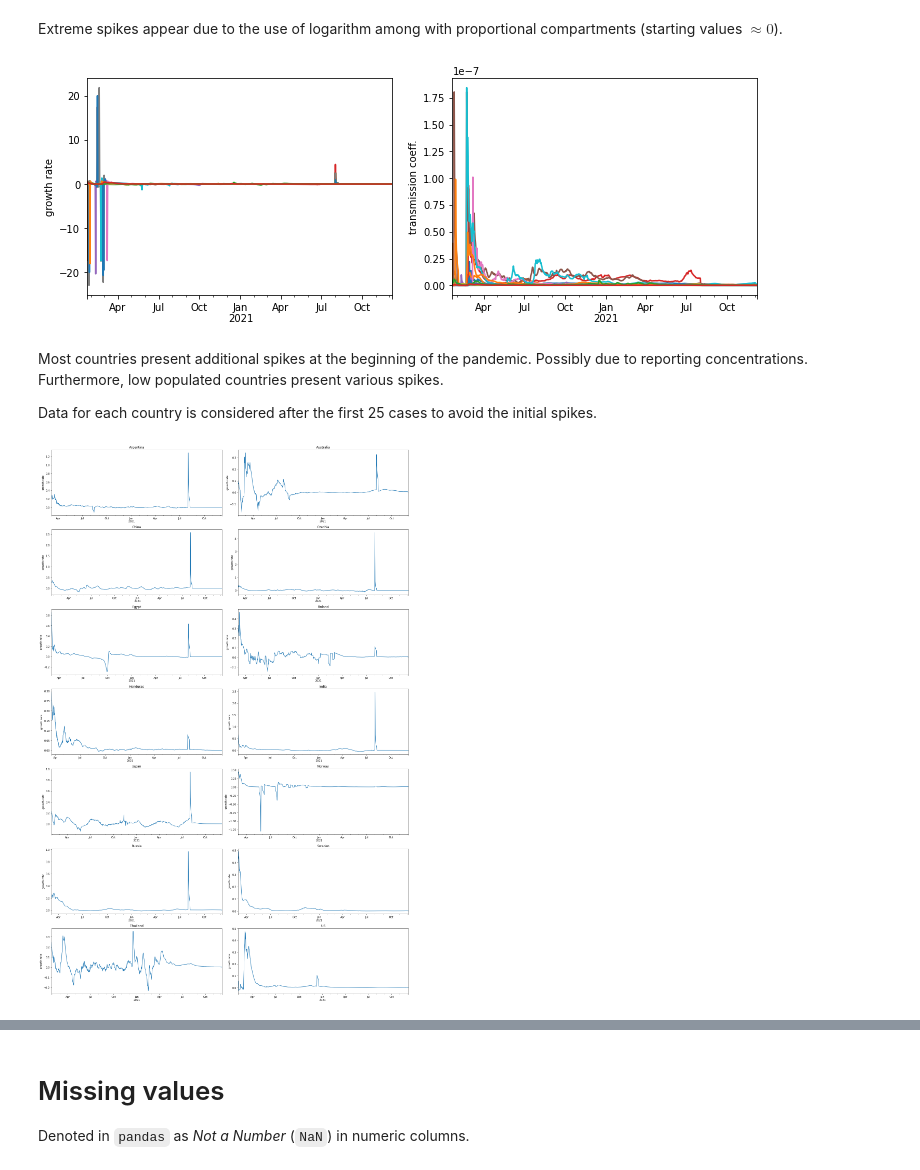
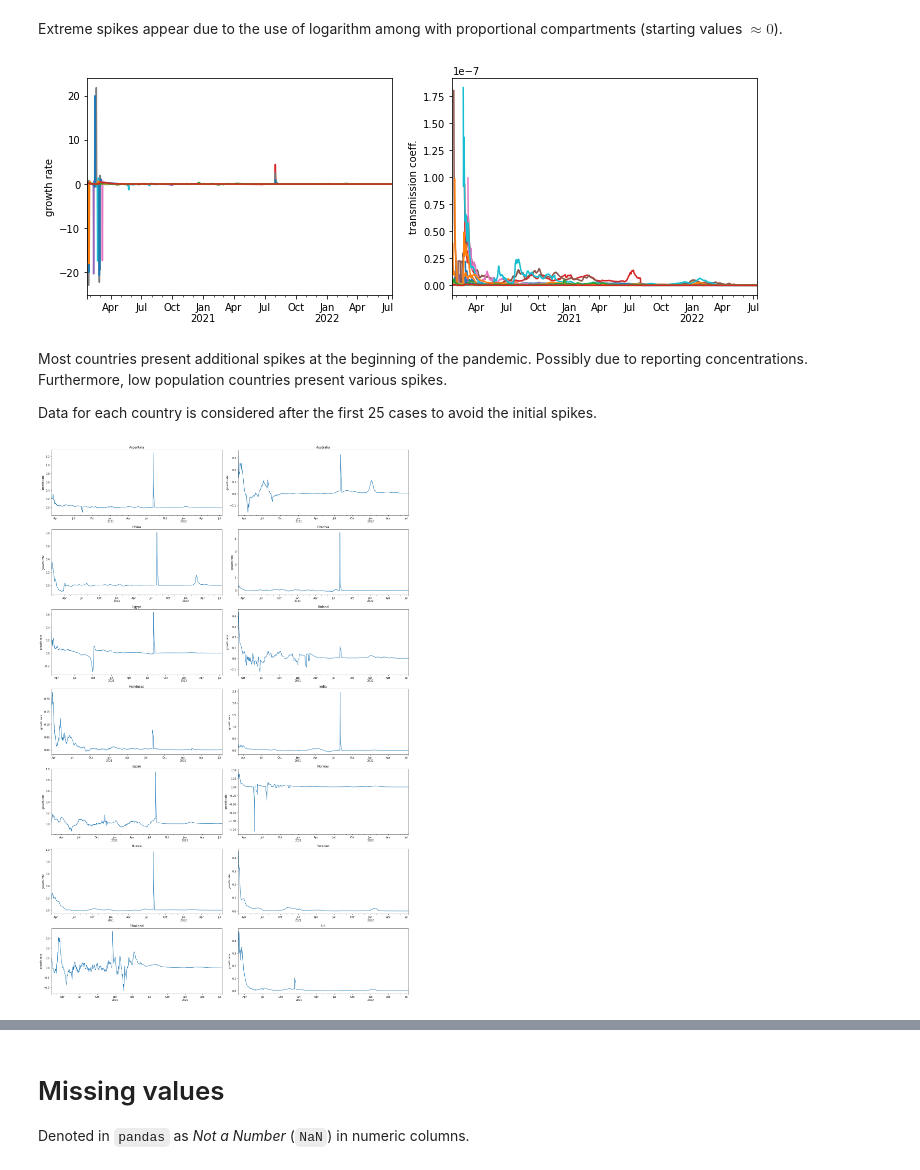
Before and after one commit to alexmadrinanfdez/covid-policy-analysis, a Jupyter notebook: eda.ipynb, the cells around one changed output, grey strips where cells are left out. Drawn from its saved outputs; the diff is of its cells as text; code cells hidden in the pictures.

```diff
--- a/eda.ipynb
+++ b/eda.ipynb
@@ -286,10 +275,12 @@ pop_df
 # %% [markdown]
 ## Data
 # %%
-oxcgrt = pd.read_csv(
-    'https://raw.githubusercontent.com/OxCGRT/covid-policy-tracker/master/data/OxCGRT_latest.csv',
-    dtype={'RegionName': str, 'RegionCode': str} # avoid error warning
-)
+with warnings.catch_warnings():
+    warnings.filterwarnings("ignore", category=pd.errors.DtypeWarning)
+    oxcgrt = pd.read_csv(
+        'https://raw.githubusercontent.com/OxCGRT/covid-policy-tracker/master/data/OxCGRT_latest.csv',
+        dtype={'RegionName': str, 'RegionCode': str} # avoid error warning
+    )
 oxcgrt.head()
 # %% [output]
 |  | CountryName | CountryCode | RegionName | RegionCode | Jurisdiction | Date | C1_School closing | C1_Flag | ... |
@@ -762,7 +734,7 @@ cc_dict
  'THA': 'Thailand',
  'USA': 'United States'}
 # %%
-pop_df = pop_df.loc[cc_dict.values(), '2020 Population']
+pop_df = pop_df.loc[cc_dict.values(), '2021 Population']
 pop_df = pop_df.convert_dtypes(int)
 pop_df
 # %% [output]
@@ -1205,27 +1147,26 @@ axs[0].set_ylabel('growth rate')
 axs[1].set_ylabel('transmission coeff.')
 plt.show()
 # %% [output]
-[figure, old version]
+[figure, new version]
 # %% [markdown]
-Most countries present additional spikes at the beginning of the pandemic. Possibly due to reporting concentrations. Furthermore, low populated countries present various spikes.
+Most countries present additional spikes at the beginning of the pandemic. Possibly due to reporting concentrations. Furthermore, low population countries present various spikes.
 
 Data for each country is considered after the first 25 cases to avoid the initial spikes.
 # %%
 nrows = len(cc_dict) // 2
 ncols = 2
 
 fig, axs = plt.subplots(nrows=nrows, ncols=ncols, figsize=(20, 30))
 for i in range(nrows * ncols):
   cname = list(cc_dict.values())[i]
-  first = cum_cases[cname][cum_cases[cname] > 10].index.min()
+  first = cum_cases[cname][cum_cases[cname] > 25].index.min()
   ax = axs[i // ncols, i % ncols]
   gr.loc[first:, cname].plot(ax=ax)
-  # ax.axvline(first, ls='--', color='orange')
   ax.set_title(cname)
   ax.set_ylabel('growth rate')
 fig.tight_layout()
 # %% [output]
-[figure, old version]
+[figure, new version]
 # %%
 fig, axs = plt.subplots(nrows=nrows, ncols=ncols, figsize=(20, 30))
 for i in range(nrows * ncols):
```
Also changed, not shown: parts of 67 cells of this notebook, 1 other file.
